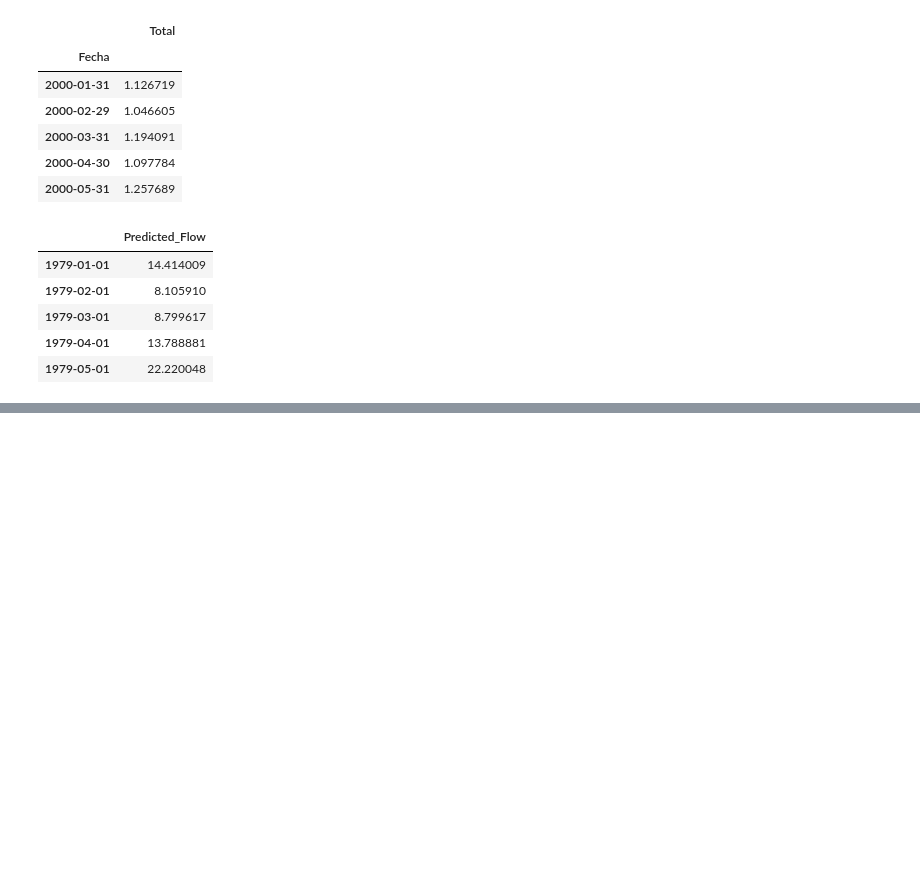
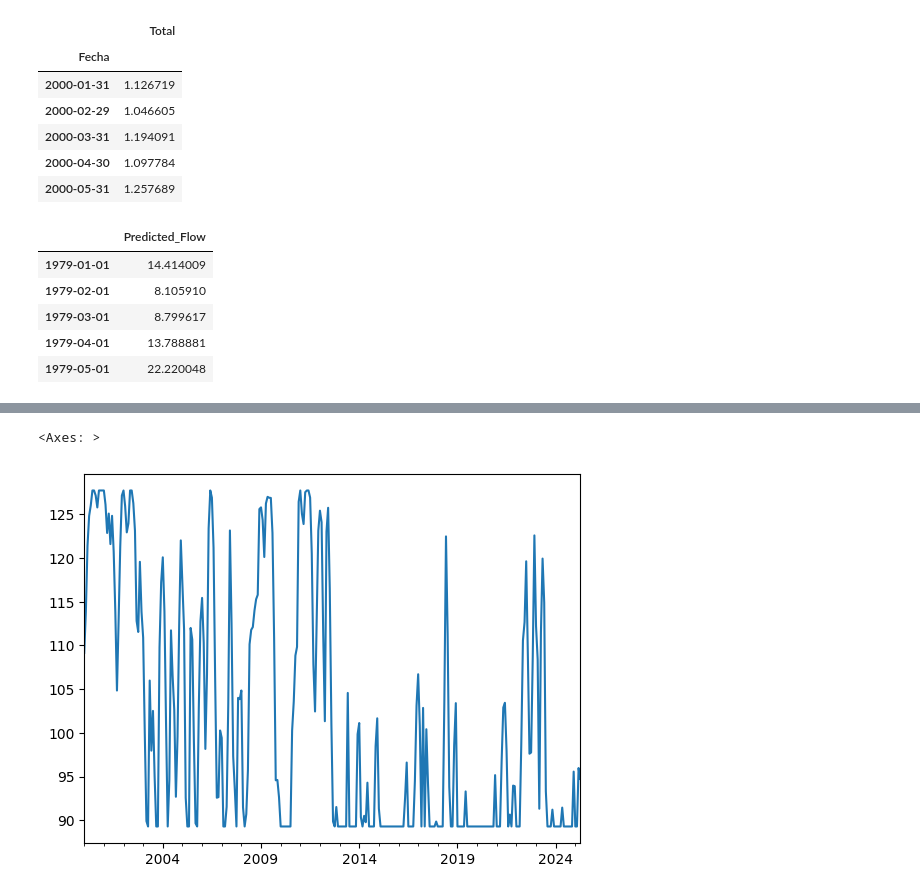
Before and after one commit to IHCantabria/SWIM_WaterBalanceModule, a Jupyter notebook: notebooks/Create_Regression_Models.ipynb, the cells around one changed output, grey strips where cells are left out. Cells and saved outputs as stored; diff of their text form; code cells hidden in the pictures; blank space fills up the shorter version.

```diff
--- a/notebooks/Create_Regression_Models.ipynb
+++ b/notebooks/Create_Regression_Models.ipynb
@@ -350,0 +364,5 @@ Output_data.Level.plot()
+# %%
+Output_data.Area.plot()
+# %% [output]
+<Axes: >
+[figure, added]
```
Also changed, not shown: parts of 6 cells of this notebook, 3 other files.
